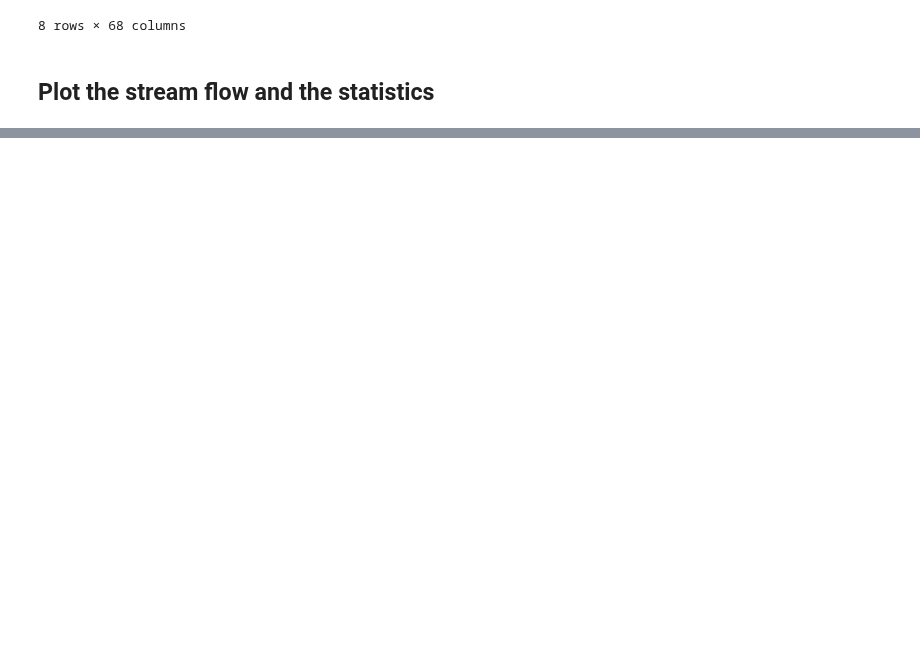
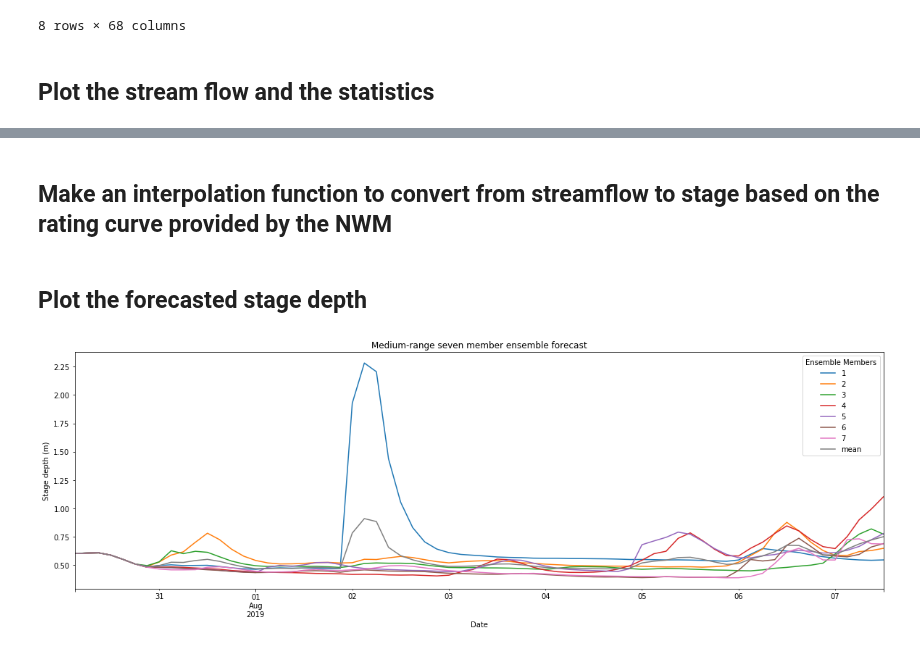
Before and after one commit to Dewberry/fcast, a Jupyter notebook: forecast/MediumRangeForecasts.ipynb, the cells around one changed output, grey strips where cells are left out. Cells and saved outputs as stored; diff of their text form; code cells hidden in the pictures; blank space fills up the shorter version.

```diff
--- a/forecast/MediumRangeForecasts.ipynb
+++ b/forecast/MediumRangeForecasts.ipynb
@@ -136,0 +124,4 @@ ax.set(xlabel='Date', ylabel='Standard Deviation');
+# %%
+ds = xr.open_dataset(r'C:\Data\fcast_data\hydroprop-fulltable2D.nc')
+dis_ds = ds.Discharge.sel(CatchId=comid)
+dis_df = dis_ds.to_dataframe().reset_index().drop(columns=['CatchId'])
@@ -136,0 +146,14 @@ ax.set(xlabel='Date', ylabel='Standard Deviation');
+# %% [markdown]
+## Make an interpolation function to convert from streamflow to stage based on the rating curve provided by the NWM
+# %%
+f = interp1d(dis_df.Discharge, dis_df.Stage, kind='cubic')
+stage_df = df.apply(f)
+stage_stats = stage_df.T.describe()
+# %% [markdown]
+## Plot the forecasted stage depth
+# %%
+ax = stage_df.plot(figsize=(20,6), title='Medium-range seven member ensemble forecast')
+ax.legend(title='Ensemble Members')
+ax.set(xlabel='Date', ylabel='Stage depth (m)');
+# %% [output]
+[figure, added]
```
Also changed, not shown: parts of 16 cells of this notebook.
